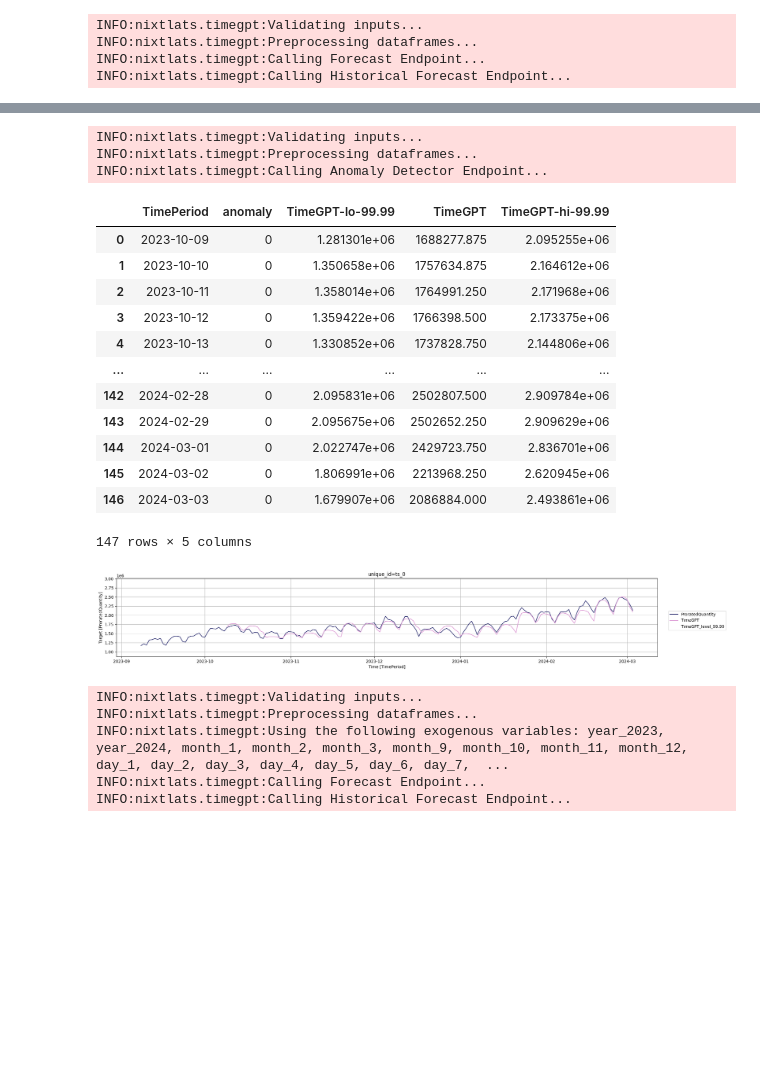
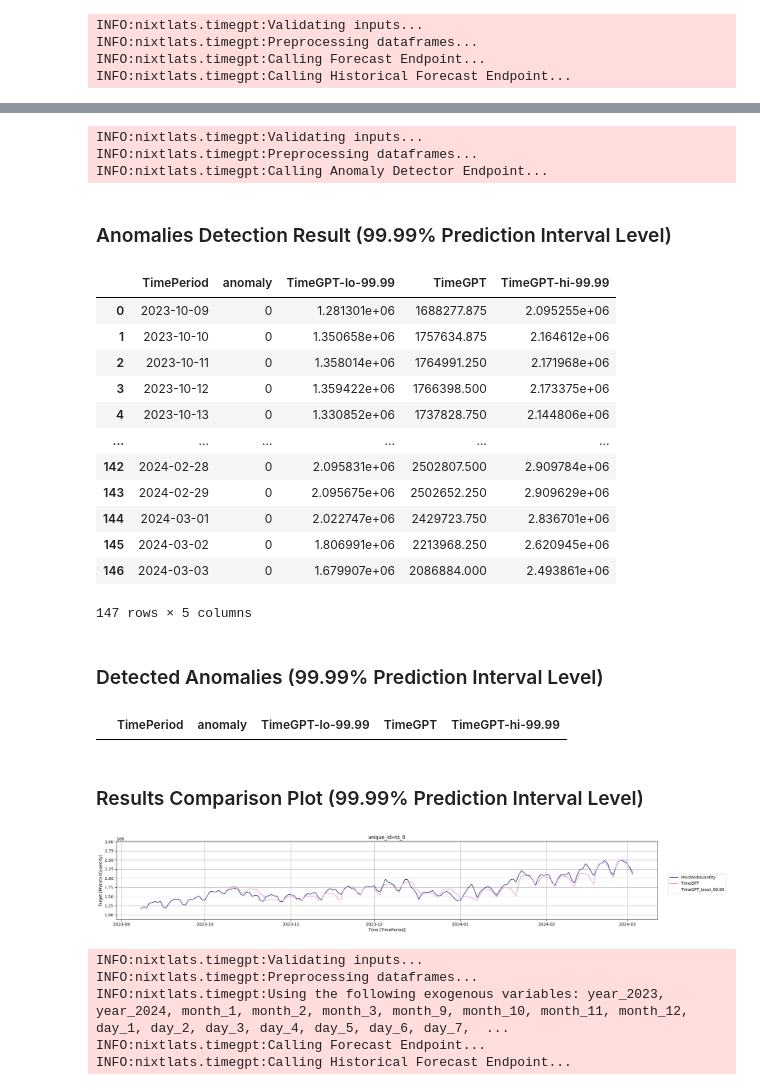
Before and after one commit to hawkjosh/timegptExplore, a Jupyter notebook: notebooks/billing1.ipynb, the cells around one changed output, grey strips where cells are left out. Cells and saved outputs as stored; diff of their text form; code cells hidden in the pictures; blank space fills up the shorter version.

```diff
--- a/notebooks/billing1.ipynb
+++ b/notebooks/billing1.ipynb
@@ -166,32 +198,46 @@ pd.testing.assert_series_equal(
 )
 # %%
 # Run anomaly detection model, plot results compared with original data (prediction interval level 99.99 should identify fewer anomalies)
+
 dfAnoms99_99 = timegpt.detect_anomalies(
     df, time_col="TimePeriod", target_col="ProratedQuantity", freq="D", level=99.99,
 )
 
-plot = timegpt.plot(
+dfAnomsOnly99_99 = dfAnoms99_99[dfAnoms99_99["anomaly"] == 1]
+
+plotAnoms99_99 = timegpt.plot(
     df, dfAnoms99_99, time_col="TimePeriod", target_col="ProratedQuantity"
 )
 
-display(dfAnoms99_99, plot)
+display(
+    Markdown("### Anomalies Detection Result (99.99% Prediction Interval Level)"),
+    dfAnoms99_99,
+    Markdown("### Detected Anomalies (99.99% Prediction Interval Level)"),
+    dfAnomsOnly99_99,
+    Markdown("### Results Comparison Plot (99.99% Prediction Interval Level)"),
+    plotAnoms99_99,
+)
 # %% [output]
 INFO:nixtlats.timegpt:Validating inputs...
 INFO:nixtlats.timegpt:Preprocessing dataframes...
 INFO:nixtlats.timegpt:Calling Anomaly Detector Endpoint...
+### Anomalies Detection Result (99.99% Prediction Interval Level)
 |  | TimePeriod | anomaly | TimeGPT-lo-99.99 | TimeGPT | TimeGPT-hi-99.99 |
 | 0 | 2023-10-09 | 0 | 1.281301e+06 | 1688277.875 | 2.095255e+06 |
 | 1 | 2023-10-10 | 0 | 1.350658e+06 | 1757634.875 | 2.164612e+06 |
 | 2 | 2023-10-11 | 0 | 1.358014e+06 | 1764991.250 | 2.171968e+06 |
 | 3 | 2023-10-12 | 0 | 1.359422e+06 | 1766398.500 | 2.173375e+06 |
 | 4 | 2023-10-13 | 0 | 1.330852e+06 | 1737828.750 | 2.144806e+06 |
 | ... | ... | ... | ... | ... | ... |
 | 142 | 2024-02-28 | 0 | 2.095831e+06 | 2502807.500 | 2.909784e+06 |
 | 143 | 2024-02-29 | 0 | 2.095675e+06 | 2502652.250 | 2.909629e+06 |
 | 144 | 2024-03-01 | 0 | 2.022747e+06 | 2429723.750 | 2.836701e+06 |
 | 145 | 2024-03-02 | 0 | 1.806991e+06 | 2213968.250 | 2.620945e+06 |
 | 146 | 2024-03-03 | 0 | 1.679907e+06 | 2086884.000 | 2.493861e+06 |
 147 rows × 5 columns
+### Detected Anomalies (99.99% Prediction Interval Level)
+|  | TimePeriod | anomaly | TimeGPT-lo-99.99 | TimeGPT | TimeGPT-hi-99.99 |
+### Results Comparison Plot (99.99% Prediction Interval Level)
 [figure]
 # %%
 # Test detected anomalies against historical prediction interval level 99.99
```
Also changed, not shown: parts of 16 cells of this notebook, 12 other files.
